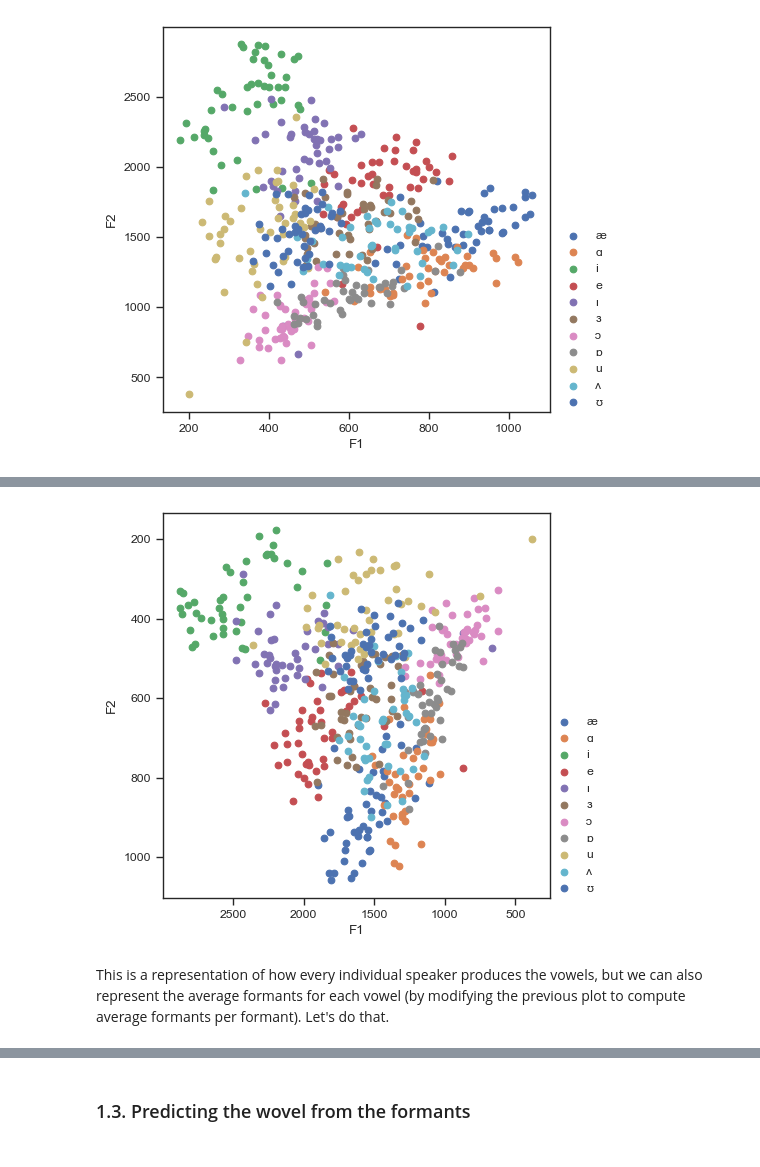
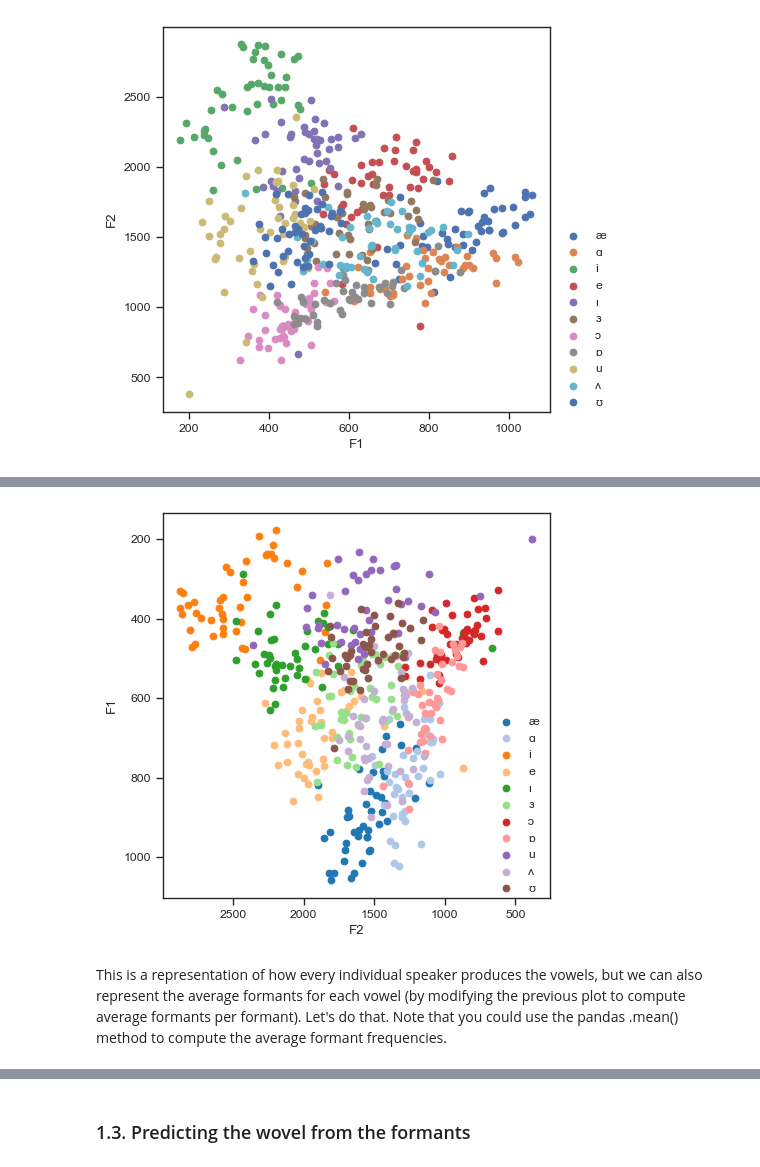
Before and after one commit to TYacinee/materiel_TALL, a Jupyter notebook: S3/TD3-phonetics-and-phonology.ipynb, the cells around one changed output, grey strips where cells are left out. Saved outputs shown, nothing was run; the diff lists cells and outputs as text; code cells hidden in the pictures.

```diff
--- a/S3/TD3-phonetics-and-phonology.ipynb
+++ b/S3/TD3-phonetics-and-phonology.ipynb
@@ -14,7 +14,7 @@ We are going to use the data on vowel formants from [here](https://www.phon.ucl.
 # %% [markdown]
 Let's start by reading the data:
 # %%
-vowels = pd.read_csv('vowels.csv')
+vowels = pd.read_csv('https://raw.githubusercontent.com/alexeykosh/intro-to-ling/main/S3/vowels.csv')
 # %% [markdown]
 Let's see how the data looks like:
 # %%
@@ -88,0 +91,13 @@ plt.show() # show the plot
+# %%
+cmap = plt.cm.get_cmap('tab20')
+
+plt.figure(figsize=(5, 5)) # set the size of the plot
+for i, vowel in enumerate(vowels['VOWEL'].drop_duplicates()): # get unique speakers to serve as labels
+    plt.scatter(vowels[vowels['VOWEL'] == vowel]['F1'],
+                vowels[vowels['VOWEL'] == vowel]['F2'],
+                label=vowel, c=[cmap(i / 20)]) # create a scatter plot
+plt.xlabel('F1') # add labels
+plt.ylabel('F2') # add labels
+plt.legend(frameon=False, # removing the frame
+           bbox_to_anchor=(1, 0.5)) # moving the legend to the outside
+plt.show() # show the plot
@@ -101,16 +116,19 @@ How can we change the chart to make it look more like the vowel chart? Pay atten
 # %%
-# invert x and y axis
-plt.figure(figsize=(5, 5))
-for vowel in vowels['VOWEL'].drop_duplicates():
-    plt.scatter(vowels[vowels['VOWEL'] == vowel]['F2'], vowels[vowels['VOWEL'] == vowel]['F1'], label=vowel)
-plt.xlabel('F1')
-plt.ylabel('F2')
-plt.gca().invert_xaxis()
-plt.gca().invert_yaxis()
-plt.legend(frameon=False,
-           bbox_to_anchor=(1.15, 0.5))
-plt.show()
+cmap = plt.cm.get_cmap('tab20')
+
+plt.figure(figsize=(5, 5)) # set the size of the plot
+for i, vowel in enumerate(vowels['VOWEL'].drop_duplicates()): # get unique speakers to serve as labels
+    plt.scatter(vowels[vowels['VOWEL'] == vowel]['F2'],
+                vowels[vowels['VOWEL'] == vowel]['F1'],
+                label=vowel, c=[cmap(i / 20)]) # create a scatter plot
+plt.xlabel('F2') # add labels
+plt.ylabel('F1') # add labels
+plt.gca().invert_yaxis() # invert the y-axis
+plt.gca().invert_xaxis() # invert the x-axis
+plt.legend(frameon=False, # removing the frame
+           bbox_to_anchor=(1, 0.5)) # moving the legend to the outside
+plt.show() # show the plot
 # %% [output]
-[figure, old version]
+[figure, new version]
 # %% [markdown]
-This is a representation of how every individual speaker produces the vowels, but we can also represent the average formants for each vowel (by modifying the previous plot to compute average formants per formant). Let's do that.
+This is a representation of how every individual speaker produces the vowels, but we can also represent the average formants for each vowel (by modifying the previous plot to compute average formants per formant). Let's do that. Note that you could use the pandas .mean() method to compute the average formant frequencies.
```
Also changed, not shown: parts of 40 cells of this notebook.
